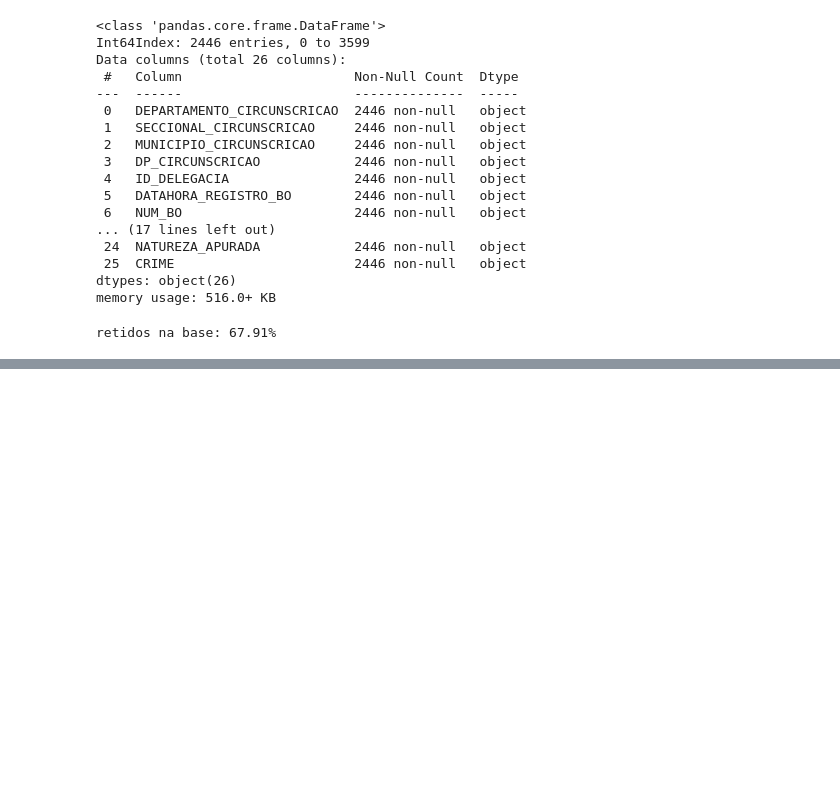
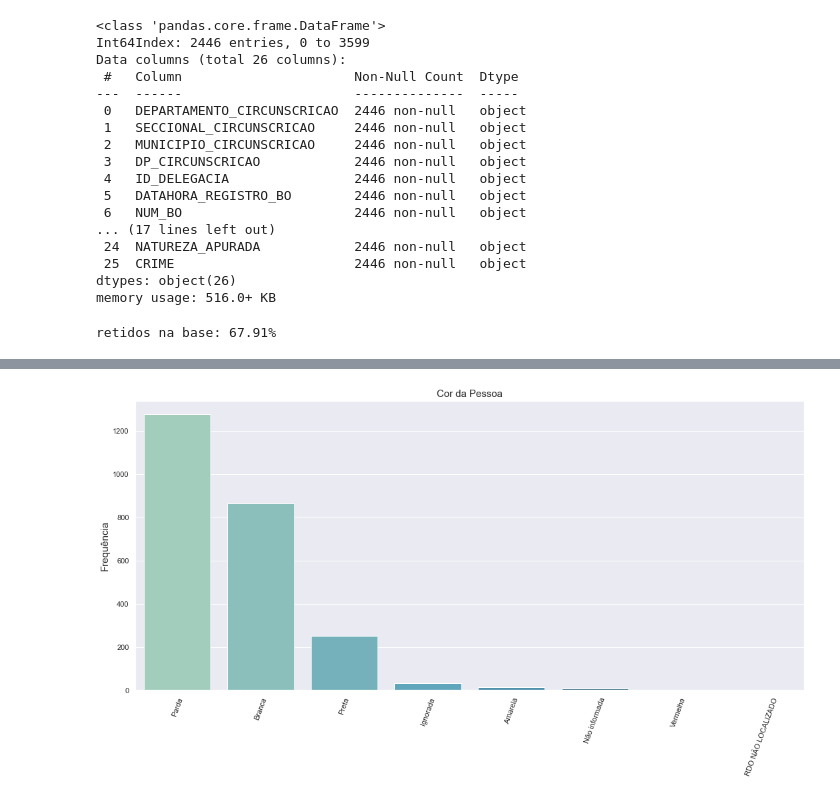
Before and after one commit to LucaNoto/PF_CoderHouse, a Jupyter notebook: Analise_ausentes_&_heatmap.ipynb, the cells around one changed output, grey strips where cells are left out. Drawn from its saved outputs; the diff is of its cells as text; code cells hidden in the pictures; blank space fills up the shorter version.

```diff
--- a/Analise_ausentes_&_heatmap.ipynb
+++ b/Analise_ausentes_&_heatmap.ipynb
@@ -159,0 +226,14 @@ crimedata2.columns = ["District", "Number"]
+# %%
+color_counts = dfClean.COR_PELE.str.strip().value_counts()
+
+sns.set(rc={'figure.figsize':(18,8)})
+
+x = list(color_counts.keys())
+y = list(color_counts.values)
+sns.barplot(x=x, y=y, palette="GnBu_d")
+plt.xticks(rotation=70)
+plt.title("Cor da Pessoa", fontdict = {'fontsize': 15})
+plt.ylabel("Frequência", fontdict={'fontsize': 15})
+plt.show()
+# %% [output]
+[figure, added]
```
Also changed, not shown: parts of 21 cells of this notebook.
